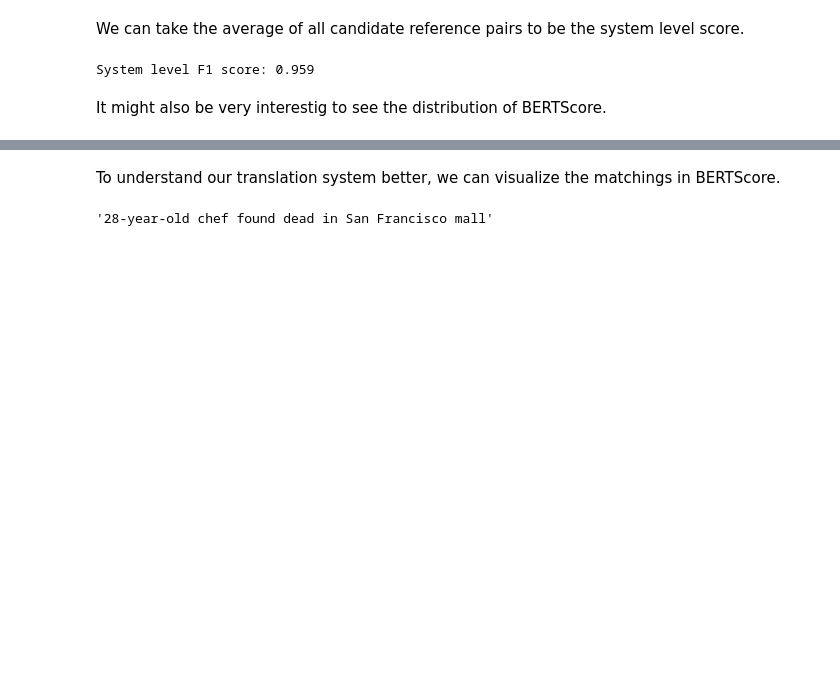
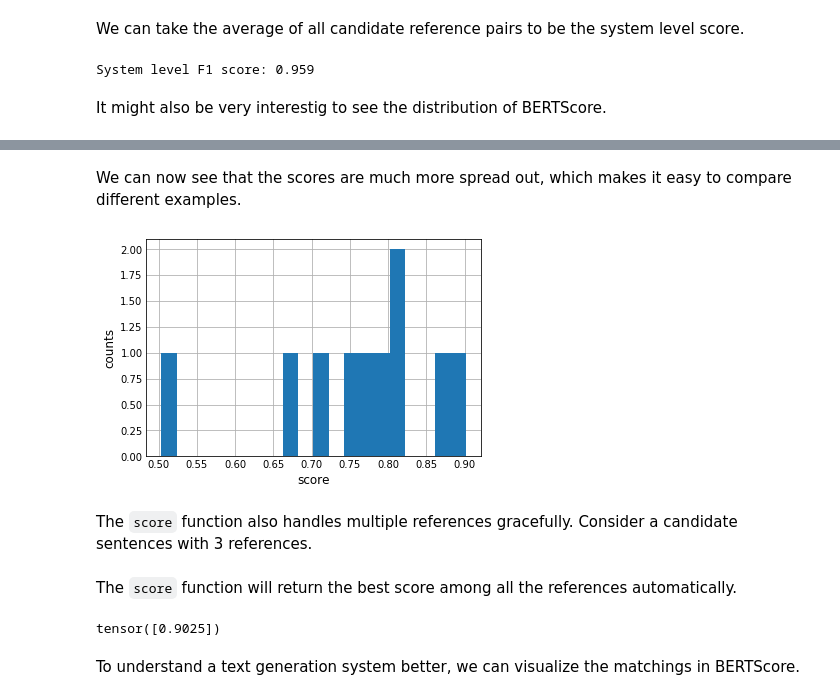
Before and after one commit to Tiiiger/bert_score, a Jupyter notebook: example/Demo.ipynb, the cells around one changed output, grey strips where cells are left out. Drawn from its saved outputs; the diff is of its cells as text; code cells hidden in the pictures; blank space fills up the shorter version.

```diff
--- a/example/Demo.ipynb
+++ b/example/Demo.ipynb
@@ -67,0 +94,13 @@ plt.show()
+# %%
+P, R, F1 = score(cands, refs, lang='en', rescale_with_baseline=True)
+# %% [markdown]
+We can now see that the scores are much more spread out, which makes it easy to compare different examples.
+# %%
+plt.hist(F1, bins=20)
+plt.xlabel("score")
+plt.ylabel("counts")
+plt.show()
+# %% [output]
+[figure, added]
+# %% [markdown]
+The `score` function also handles multiple references gracefully. Consider a candidate sentences with 3 references.
@@ -68,11 +112,13 @@ plt.show()
+# %% [markdown]
+The `score` function will return the best score among all the references automatically.
+# %%
+F_mul
+# %% [output]
+tensor([0.9025])
 # %% [markdown]
-To understand our translation system better, we can visualize the matchings in BERTScore.
+To understand a text generation system better, we can visualize the matchings in BERTScore.
 # %%
 from bert_score import plot_example
-# %%
-cands[0]
-# %% [output]
-'28-year-old chef found dead in San Francisco mall'
 # %%
 plot_example(cands[0], refs[0], lang="en")
 # %% [output]
```
Also changed, not shown: parts of 23 cells of this notebook, 8 other files.
